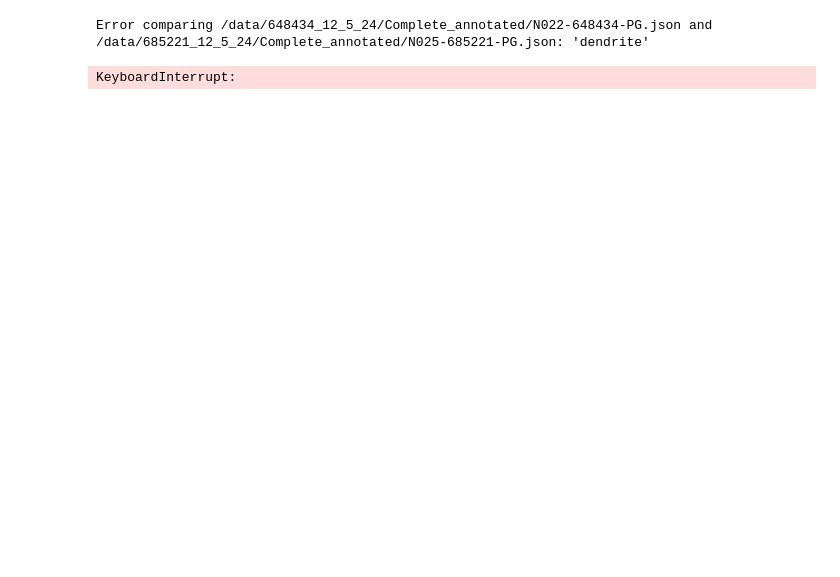
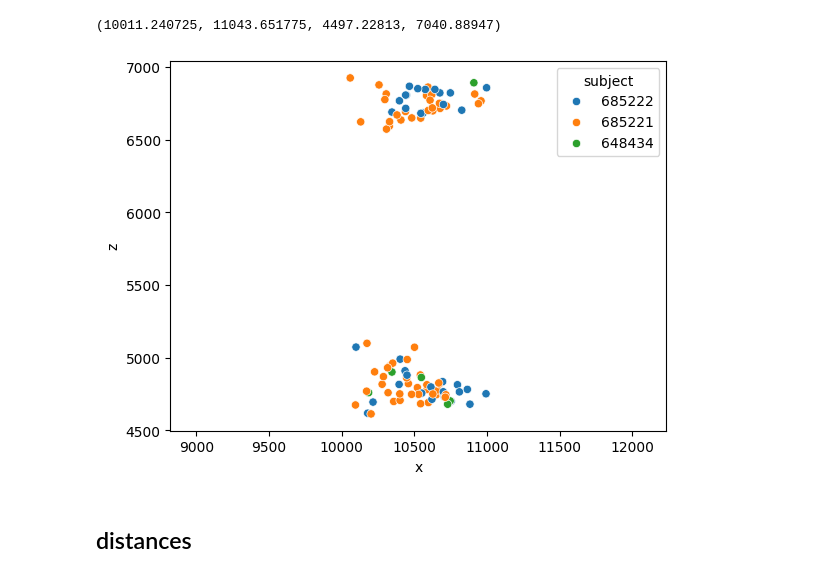
Before and after one commit to AllenNeuralDynamics/LC-somatodendritic-morphology, a Jupyter notebook: code/run_all.ipynb, the cells around one changed output. Drawn from its saved outputs; the diff is of its cells as text; code cells hidden in the pictures; blank space fills up the shorter version.

```diff
--- a/code/run_all.ipynb
+++ b/code/run_all.ipynb
@@ -6,0 +50,12 @@ from tqdm import tqdm
+# %%
+morphos = {}
+records = []
+
+files = glob("/data/*/Complete_annotated/*.json")[:]
+for file in files:
+    try:
+        morphos[file], soma = load_morphology(file)
+        soma["file"] = file
+        records.append(soma)
+    except KeyError as e:
+        pass
@@ -6,0 +74,3 @@ from tqdm import tqdm
+# %%
+soma_df = pd.concat(records)
+soma_df.head()
@@ -6,0 +84,5 @@ from tqdm import tqdm
+# %%
+
+soma_df["subject"] = [x.split("/")[2].split("_")[0] for x in soma_df["file"]]
+soma_df = soma_df.query("x>10000 and y<5500")
+soma_df.shape
@@ -7,3 +98,11 @@ from tqdm import tqdm
+# %%
+sns.scatterplot(soma_df.sample(frac=1), x="x", y="z", hue="subject", palette="tab10", legend=True)
+plt.axis('equal')
+# %% [output]
+(10011.240725, 11043.651775, 4497.22813, 7040.88947)
+[figure, added]
+# %% [markdown]
+## distances
 # %%
 
 memory = Memory("/scratch/cache", verbose=0)
@@ -30,25 +143,0 @@ def compare(path1, path2):
-# %%
-from tqdm.auto import trange
-
-files = glob("/data/*/Complete_annotated/*.json")[:]
-pairs = list(combinations(files, 2))
-records = []
-
-
-
-for i in trange(len(pairs), desc="Comparing trees", unit="pair"):
-    file1, file2 = pairs[i]
-    result = compare(file1, file2)
-    if result is None:
-        continue
-    distance, norm_distance = result[:2]
-    # append results dictionary
-    records.append({
-        "file1": file1,
-        "file2": file2,
-        "distance": distance,
-        "norm_distance": norm_distance
-    })
-# %% [output]
-Error comparing /data/648434_12_5_24/Complete_annotated/N022-648434-PG.json and /data/685221_12_5_24/Complete_annotated/N025-685221-PG.json: 'dendrite'
-KeyboardInterrupt:
```
Also changed, not shown: parts of 31 cells of this notebook, 1 other file.
